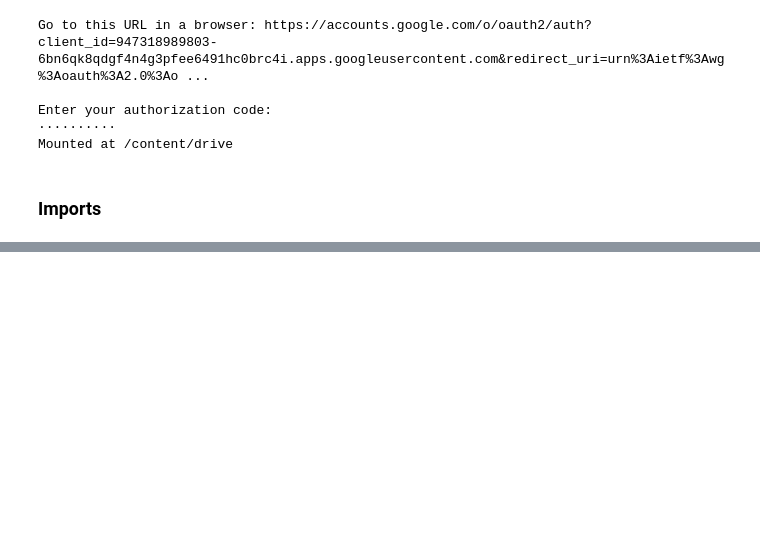
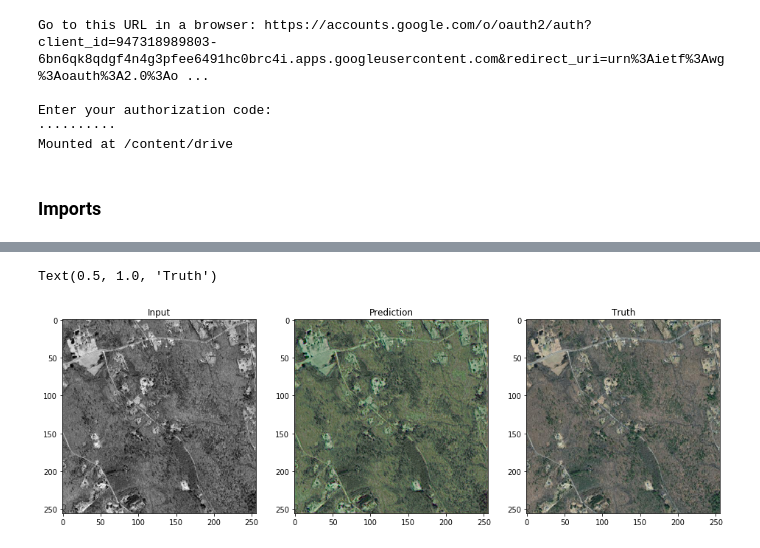
Before and after one commit to Asciotti/neural-sar, a Jupyter notebook: notebooks/1_simple_autoencoder.ipynb, the cells around one changed output, grey strips where cells are left out. Saved outputs shown, nothing was run; the diff lists cells and outputs as text; code cells hidden in the pictures; blank space fills up the shorter version.

```diff
--- a/notebooks/1_simple_autoencoder.ipynb
+++ b/notebooks/1_simple_autoencoder.ipynb
@@ -45,0 +262,12 @@ axes.imshow(im, cmap='gray')
+# %%
+# Make figures
+fig, axes = plt.subplots(1,3,figsize=(16,16))
+axes[0].imshow(X_test, cmap='gray')
+axes[0].set_title('Input')
+axes[1].imshow(y_predict)
+axes[1].set_title('Prediction')
+axes[2].imshow(y_test)
+axes[2].set_title('Truth')
+# %% [output]
+Text(0.5, 1.0, 'Truth')
+[figure, added]
```
Also changed, not shown: parts of 21 cells of this notebook.
